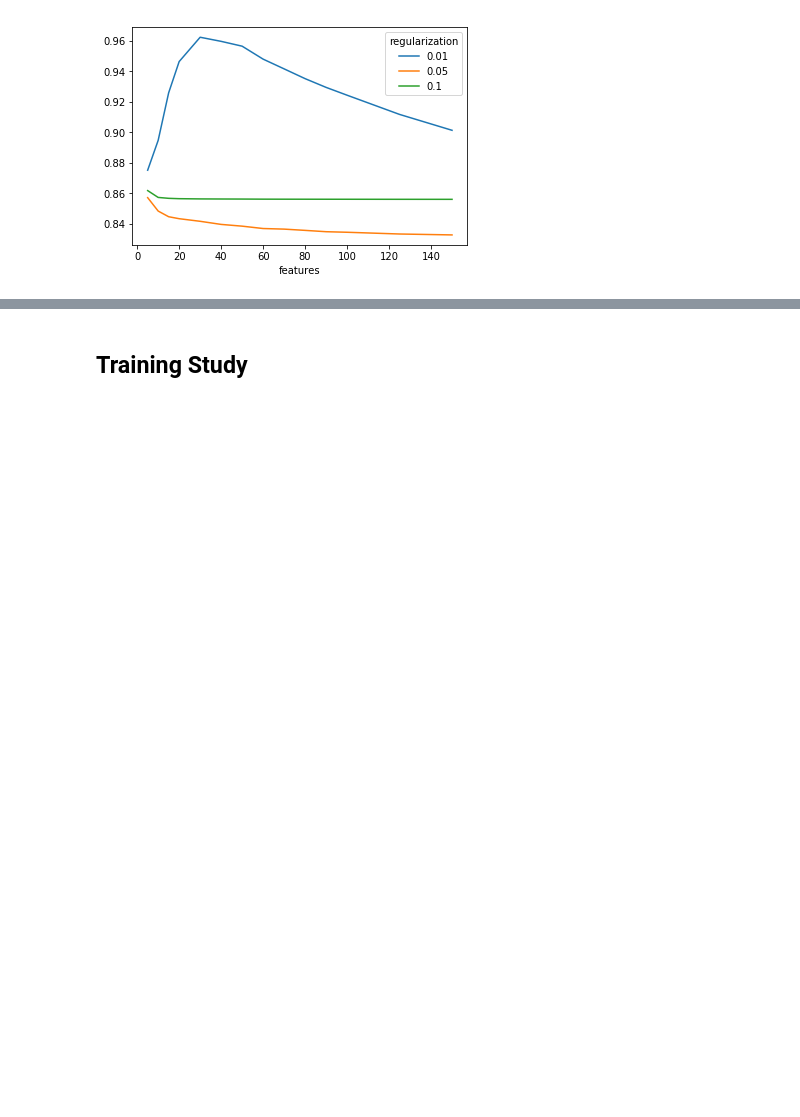
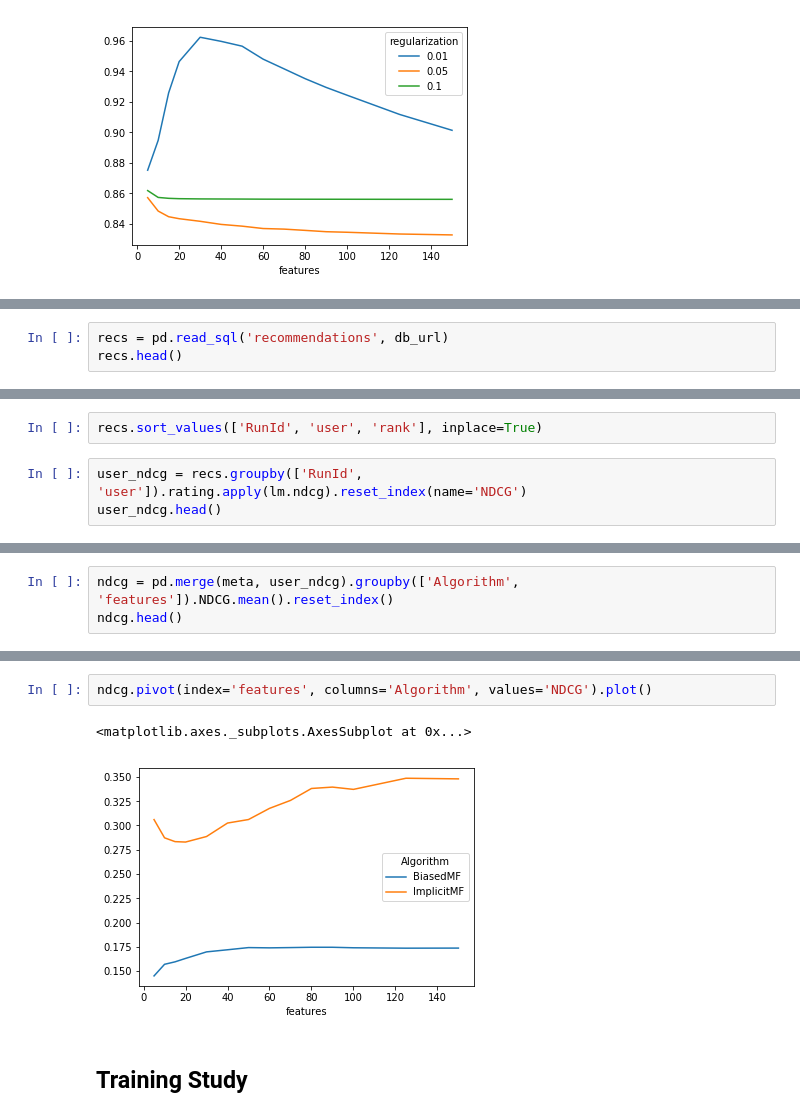
Before and after one commit to lenskit/lk-test-evals, a Jupyter notebook: ALS.ipynb, the cells around one changed output, grey strips where cells are left out. Cells and saved outputs as stored; diff of their text form; blank space fills up the shorter version.

```diff
--- a/ALS.ipynb
+++ b/ALS.ipynb
@@ -73,0 +119,3 @@ rmse_piv.plot()
+# %%
+recs = pd.read_sql('recommendations', db_url)
+recs.head()
@@ -73,0 +129,5 @@ rmse_piv.plot()
+# %%
+recs.sort_values(['RunId', 'user', 'rank'], inplace=True)
+# %%
+user_ndcg = recs.groupby(['RunId', 'user']).rating.apply(lm.ndcg).reset_index(name='NDCG')
+user_ndcg.head()
@@ -73,0 +141,3 @@ rmse_piv.plot()
+# %%
+ndcg = pd.merge(meta, user_ndcg).groupby(['Algorithm', 'features']).NDCG.mean().reset_index()
+ndcg.head()
@@ -74,3 +151,8 @@ rmse_piv.plot()
+# %%
+ndcg.pivot(index='features', columns='Algorithm', values='NDCG').plot()
+# %% [output]
+<matplotlib.axes._subplots.AxesSubplot at 0x...>
+[figure, added]
 # %% [markdown]
 ## Training Study
 # %%
```
Also changed, not shown: parts of 13 cells of this notebook, 3 other files.
